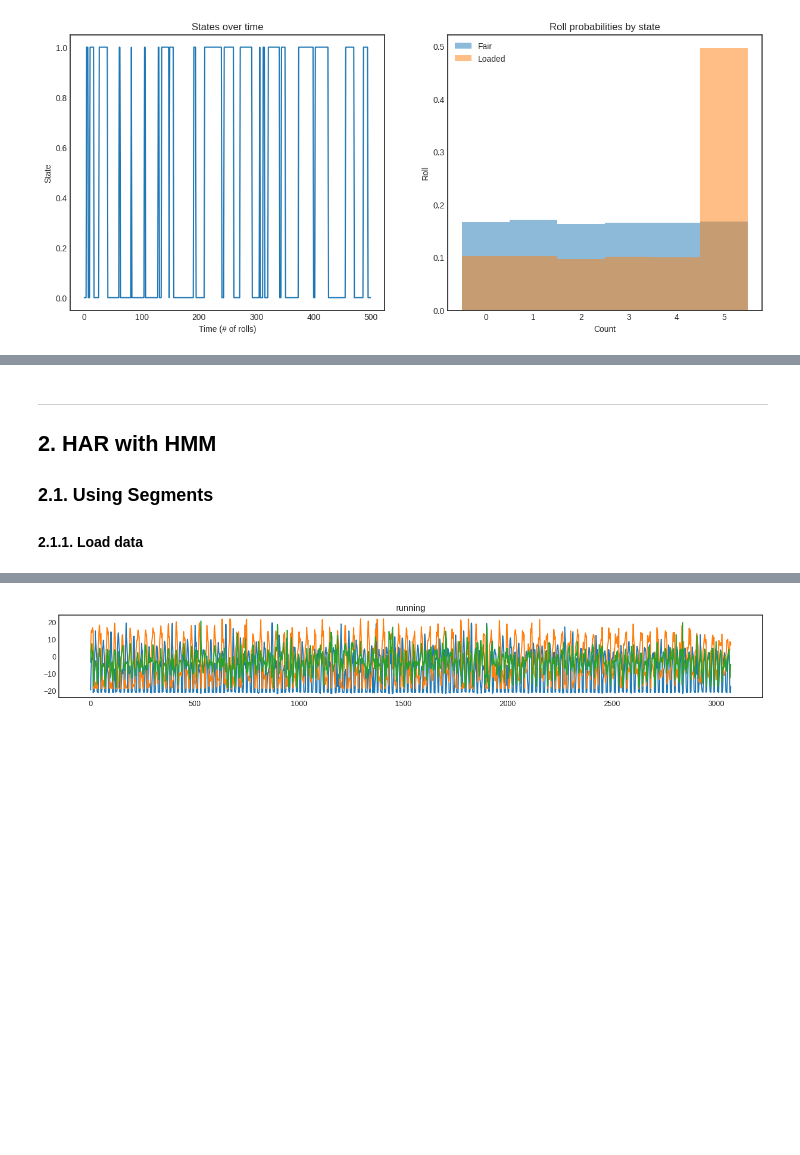
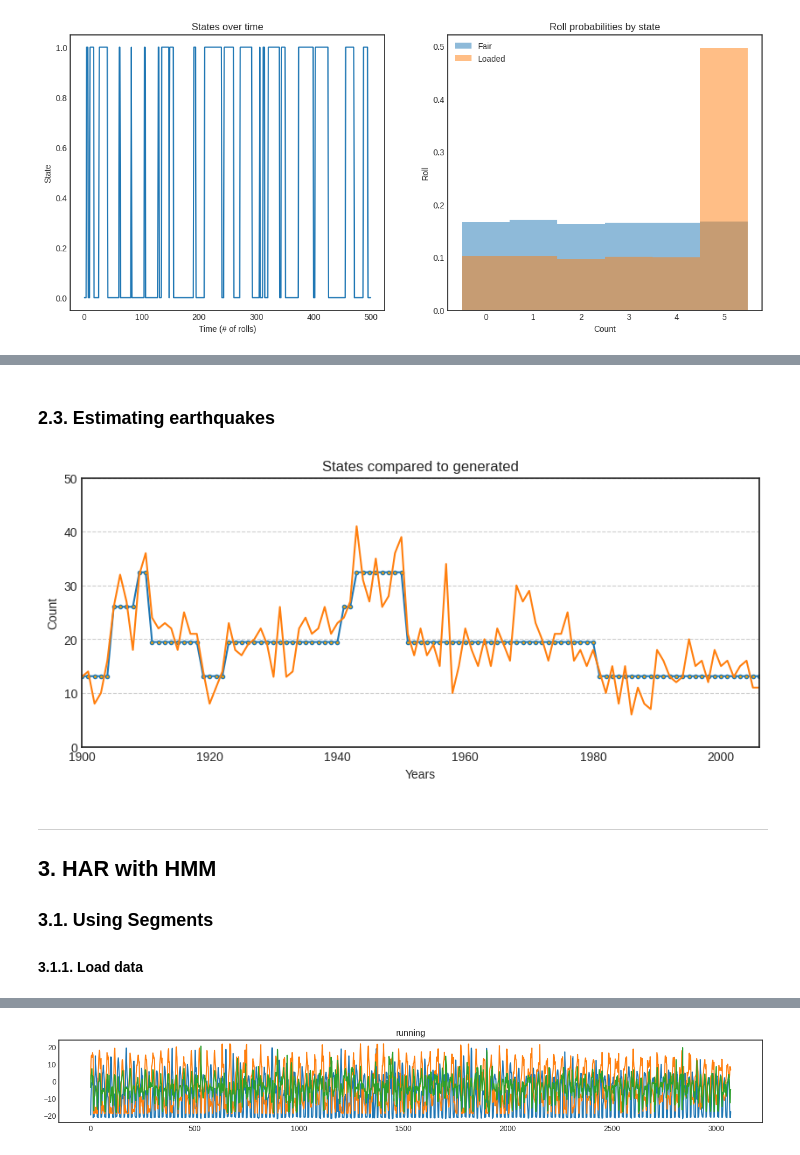
Before and after one commit to snuhcs/time-series-2022, a Jupyter notebook: Notebook/Lecture 4 - Hidden Markov Model.ipynb, the cells around one changed output, grey strips where cells are left out. Drawn from its saved outputs; the diff is of its cells as text; code cells hidden in the pictures; blank space fills up the shorter version.

```diff
--- a/Notebook/Lecture 4 - Hidden Markov Model.ipynb
+++ b/Notebook/Lecture 4 - Hidden Markov Model.ipynb
@@ -341,0 +386,15 @@ plt.show()
+# %%
+scores, models = [], []
+
+best_score, best_model = None, None
+for n_components in range(1, 5):
+    for idx in range(10):
+        model = PoissonHMM(n_components=n_components, random_state=idx, n_iter=10)
+        model.fit(earthquakes.reshape(-1, 1))
+        score = model.score(earthquakes.reshape(-1, 1))
+        print(f'Converged: {model.monitor_.converged:<7} Score: {score}')
+        if best_score is None or score > best_score:
+            best_model = model
+            best_score = score
+
+print(f'The best model had a score of {best_score} and {best_model.n_components} components')
@@ -342,8 +419,29 @@ plt.show()
+# %% [markdown]
+### 2.3. Estimating earthquakes
+# %%
+states = best_model.predict(earthquakes.reshape(-1, 1))
+lambdas = best_model.lambdas_[states]
+
+
+fig, ax = plt.subplots(figsize=(10, 4))
+ax.grid(axis='y', linestyle='--')
+
+ax.plot(years, lambdas, marker='.', ms=6, mfc='orange')
+ax.plot(years, earthquakes)
+
+ax.set_title('States compared to generated')
+ax.set_xlim(1900, 2006)
+ax.set_ylim(0, 50)
+ax.set_xlabel('Years')
+ax.set_ylabel('Count')
+fig.show()
+# %% [output]
+[figure, added]
 # %% [markdown]
 ---
-## 2. HAR with HMM
-### 2.1. Using Segments
-#### 2.1.1. Load data
+## 3. HAR with HMM
+### 3.1. Using Segments
+#### 3.1.1. Load data
 # %%
 ### Modify the data path to your own setting ###
 X, y = pickle.load(urllib.request.urlopen('https://github.com/snuhcs/time-series-2022/raw/master/Data/HAR_segments_for_HMM.pkl'))
```
Also changed, not shown: parts of 39 cells of this notebook.
